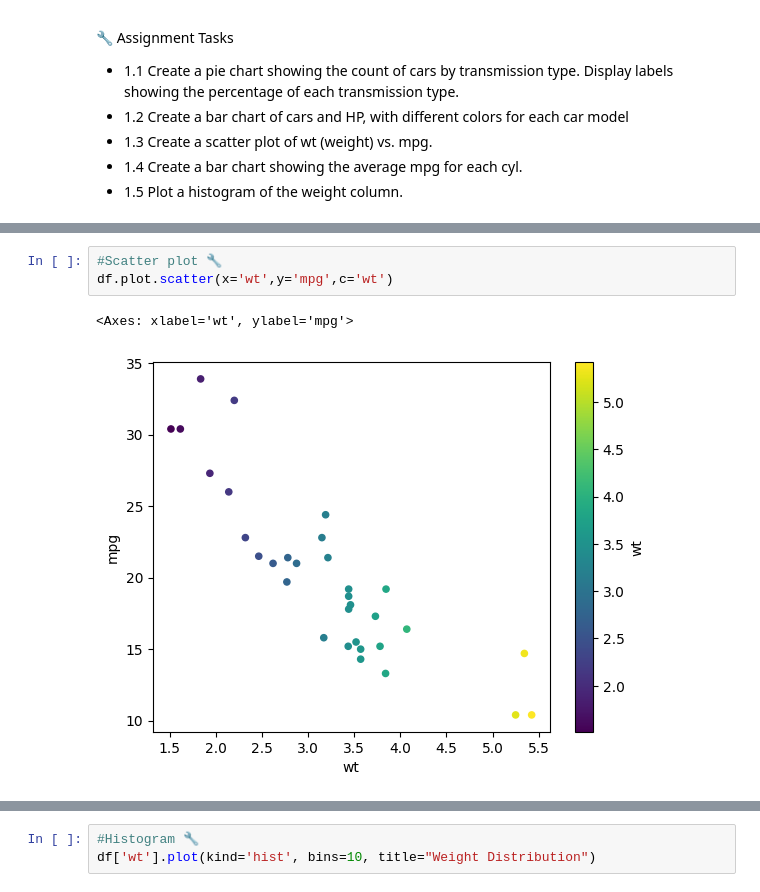
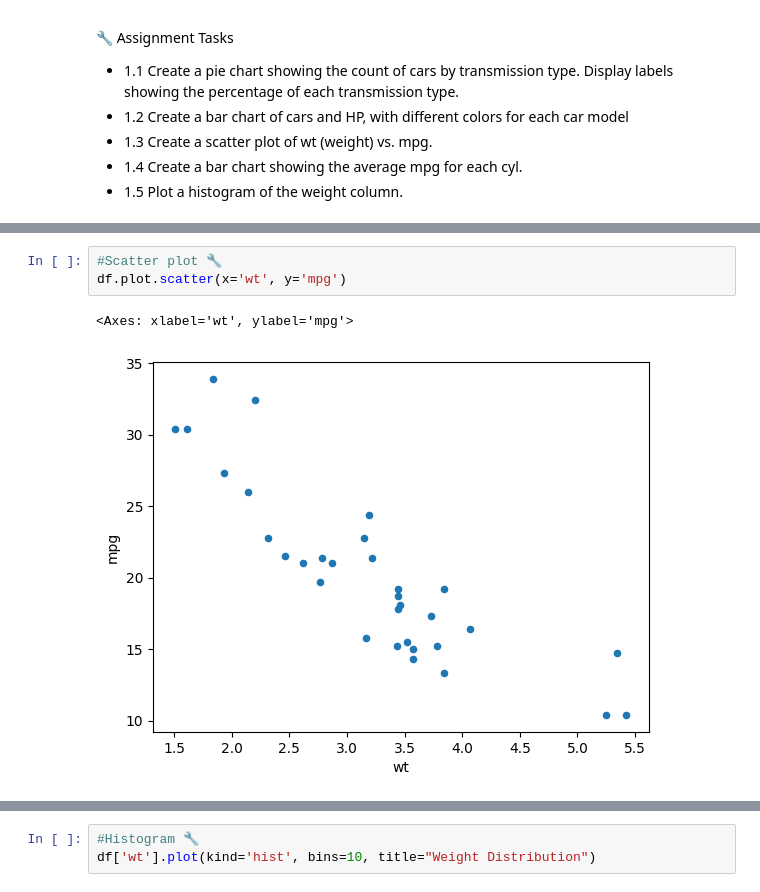
Before and after one commit to meilynbear/AItranscript, a Jupyter notebook: Labs/lab_03_visualization_intro.ipynb, the cells around one changed output, grey strips where cells are left out. Saved outputs shown, nothing was run; the diff lists cells and outputs as text.

```diff
--- a/Labs/lab_03_visualization_intro.ipynb
+++ b/Labs/lab_03_visualization_intro.ipynb
@@ -192,6 +214,6 @@ df.plot(x='carmodel', y='hp', kind='bar', title="HP by Car")
 # %%
 #Scatter plot 🔧
-df.plot.scatter(x='wt',y='mpg',c='wt')
+df.plot.scatter(x='wt', y='mpg')
 # %% [output]
 <Axes: xlabel='wt', ylabel='mpg'>
-[figure, old version]
+[figure, new version]
```
Also changed, not shown: parts of 7 cells of this notebook.
